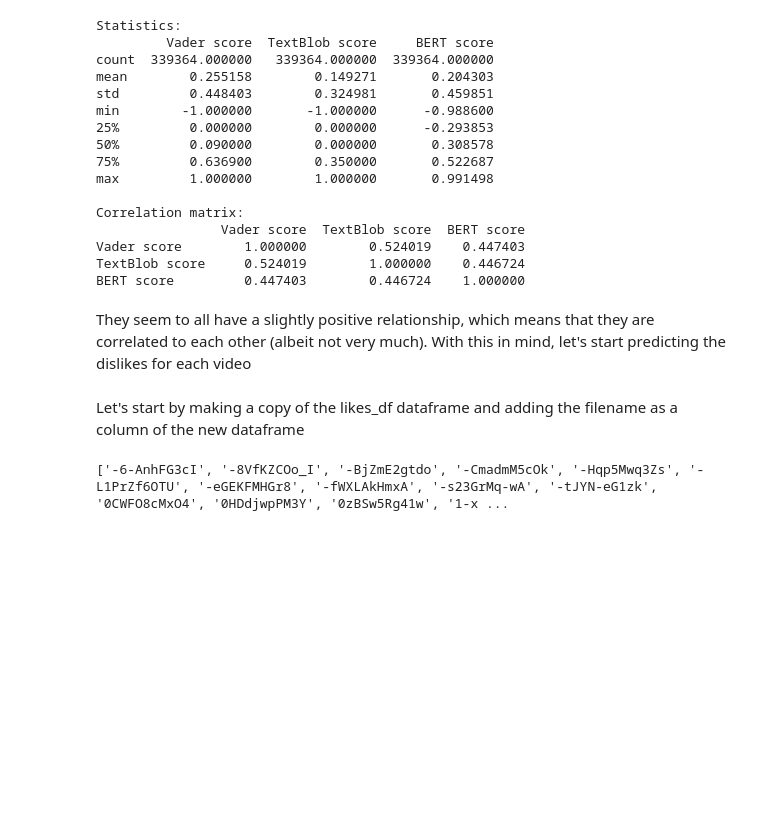
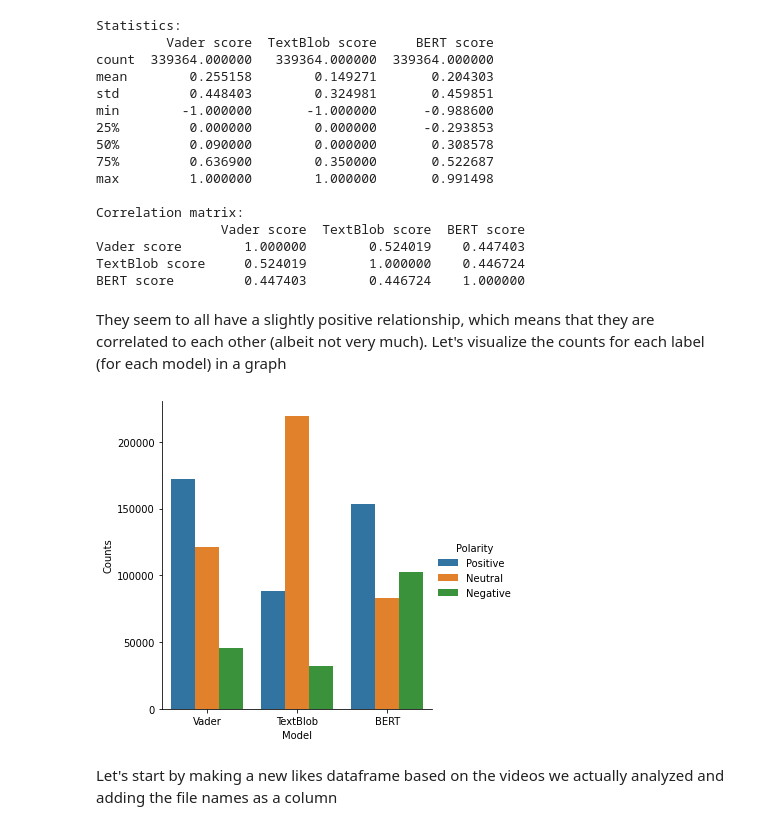
Before and after one commit to gmarsanich/gmarsanichThesis2022, a Jupyter notebook: Thesis Project Notebook.ipynb, the cells around one changed output. Drawn from its saved outputs; the diff is of its cells as text; code cells hidden in the pictures; blank space fills up the shorter version.

```diff
--- a/Thesis Project Notebook.ipynb
+++ b/Thesis Project Notebook.ipynb
@@ -384,27 +390,22 @@ Vader score        1.000000        0.524019    0.447403
 TextBlob score     0.524019        1.000000    0.446724
 BERT score         0.447403        0.446724    1.000000
 # %% [markdown]
-They seem to all have a slightly positive relationship, which means that they are correlated to each other (albeit not very much). With this in mind, let's start predicting the dislikes for each video
+They seem to all have a slightly positive relationship, which means that they are correlated to each other (albeit not very much). Let's visualize the counts for each label (for each model) in a graph
+# %%
+columns = [all_files["Vader label"], all_files["TextBlob label"], all_files["BERT label"]]
+models = ["Vader", "TextBlob", "BERT"]
+df_list = []
+
+for column, model in zip(columns, models):
+    col = column.value_counts()
+    d = {"Model": model, "Positive": col['Positive'], "Neutral": col['Neutral'], "Negative": col['Negative']}
+    df_list.append(d)
+
+all_labels = pd.DataFrame(df_list)
+
+counts = all_labels.melt("Model", var_name = "Polarity", value_name = "Counts")
+g = sns.catplot(x = "Model", y = "Counts", hue="Polarity", data = counts, kind = "bar")
+# %% [output]
+[figure, added]
 # %% [markdown]
-Let's start by making a copy of the likes_df dataframe and adding the filename as a column of the new dataframe
+Let's start by making a new likes dataframe based on the videos we actually analyzed and adding the file names as a column
-# %%
-data_dir = f"{os.getcwd()}\\Data"
-csv_dir = f"{data_dir}\\CSV"
-
-csv_list = os.listdir(csv_dir)
-likes_df_short = likes_df.copy(deep = True)
-
-url_id = [url[-11:] for url in likes_df_short["URL"]]
-file_id =[filename[18:-9] for filename in csv_list if filename.startswith("analysis_comments")]
-
-test = sorted(list(set(url_id).intersection(file_id)))
-
-print(test)
-# likes_df_short["ID order"] = pd.Series(url_id)
-# likes_df_short = likes_df_short.set_index("ID order")
-# likes_df_short.loc[url_id]
-
-
-# likes_df_short.head(10)
-# %% [output]
-['-6-AnhFG3cI', '-8VfKZCOo_I', '-BjZmE2gtdo', '-CmadmM5cOk', '-Hqp5Mwq3Zs', '-L1PrZf6OTU', '-eGEKFMHGr8', '-fWXLAkHmxA', '-s23GrMq-wA', '-tJYN-eG1zk', '0CWFO8cMxO4', '0HDdjwpPM3Y', '0zBSw5Rg41w', '1-x ...
```
Also changed, not shown: parts of 5 cells of this notebook.
